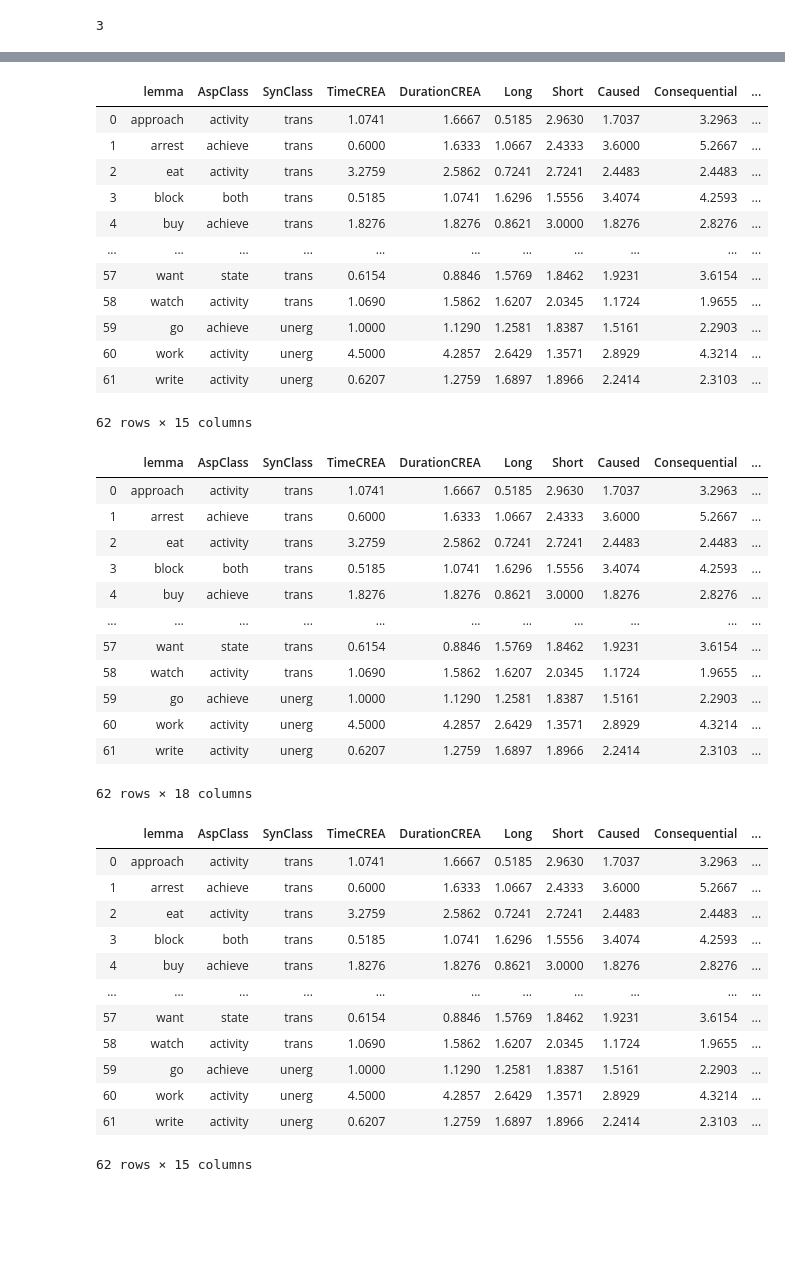
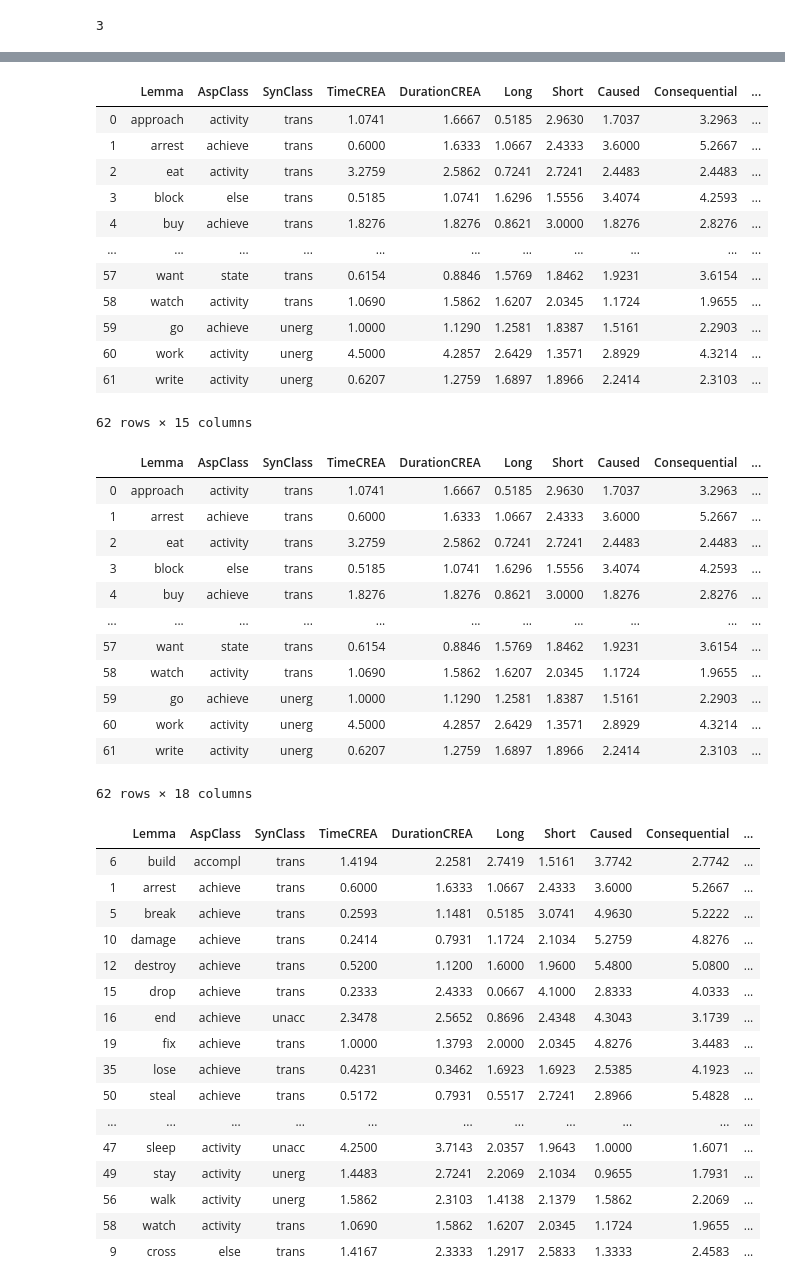
Before and after one commit to sonhkim/VerbVec, a Jupyter notebook: kmeans_clustering_on_CREA.ipynb, the cells around one changed output, grey strips where cells are left out. Drawn from its saved outputs; the diff is of its cells as text; code cells hidden in the pictures; blank space fills up the shorter version.

```diff
--- a/kmeans_clustering_on_CREA.ipynb
+++ b/kmeans_clustering_on_CREA.ipynb
@@ -18,7 +18,7 @@ raw.head()
 5 rows × 292 columns
 # %%
 #raw_es = vector with only "Event/Social" features
-raw_es = raw[['lemma', 'AspClass', 'SynClass', 'TimeCREA', 'DurationCREA', 'Long', 'Short', 'Caused', 'Consequential', 'Social', 'Human', 'Communication', 'Self', 'Cognition']]
+raw_es = raw[['Lemma', 'AspClass', 'SynClass', 'TimeCREA', 'DurationCREA', 'Long', 'Short', 'Caused', 'Consequential', 'Social', 'Human', 'Communication', 'Self', 'Cognition']]
 # %%
 raw_es.head()
 # %% [output]
@@ -143,11 +146,11 @@ See the caveats in the documentation: http://pandas.pydata.org/pandas-docs/stabl
 # %%
 raw_es.drop([1, 2, 3], axis=1)
 # %% [output]
-|  | lemma | AspClass | SynClass | TimeCREA | DurationCREA | Long | Short | Caused | Consequential | ... |
+|  | Lemma | AspClass | SynClass | TimeCREA | DurationCREA | Long | Short | Caused | Consequential | ... |
 | 0 | approach | activity | trans | 1.0741 | 1.6667 | 0.5185 | 2.9630 | 1.7037 | 3.2963 | ... |
 | 1 | arrest | achieve | trans | 0.6000 | 1.6333 | 1.0667 | 2.4333 | 3.6000 | 5.2667 | ... |
 | 2 | eat | activity | trans | 3.2759 | 2.5862 | 0.7241 | 2.7241 | 2.4483 | 2.4483 | ... |
-| 3 | block | both | trans | 0.5185 | 1.0741 | 1.6296 | 1.5556 | 3.4074 | 4.2593 | ... |
+| 3 | block | else | trans | 0.5185 | 1.0741 | 1.6296 | 1.5556 | 3.4074 | 4.2593 | ... |
 | 4 | buy | achieve | trans | 1.8276 | 1.8276 | 0.8621 | 3.0000 | 1.8276 | 2.8276 | ... |
 | ... | ... | ... | ... | ... | ... | ... | ... | ... | ... | ... |
 | 57 | want | state | trans | 0.6154 | 0.8846 | 1.5769 | 1.8462 | 1.9231 | 3.6154 | ... |
@@ -159,11 +162,11 @@ raw_es.drop([1, 2, 3], axis=1)
 # %%
 raw_es
 # %% [output]
-|  | lemma | AspClass | SynClass | TimeCREA | DurationCREA | Long | Short | Caused | Consequential | ... |
+|  | Lemma | AspClass | SynClass | TimeCREA | DurationCREA | Long | Short | Caused | Consequential | ... |
 | 0 | approach | activity | trans | 1.0741 | 1.6667 | 0.5185 | 2.9630 | 1.7037 | 3.2963 | ... |
 | 1 | arrest | achieve | trans | 0.6000 | 1.6333 | 1.0667 | 2.4333 | 3.6000 | 5.2667 | ... |
 | 2 | eat | activity | trans | 3.2759 | 2.5862 | 0.7241 | 2.7241 | 2.4483 | 2.4483 | ... |
-| 3 | block | both | trans | 0.5185 | 1.0741 | 1.6296 | 1.5556 | 3.4074 | 4.2593 | ... |
+| 3 | block | else | trans | 0.5185 | 1.0741 | 1.6296 | 1.5556 | 3.4074 | 4.2593 | ... |
 | 4 | buy | achieve | trans | 1.8276 | 1.8276 | 0.8621 | 3.0000 | 1.8276 | 2.8276 | ... |
 | ... | ... | ... | ... | ... | ... | ... | ... | ... | ... | ... |
 | 57 | want | state | trans | 0.6154 | 0.8846 | 1.5769 | 1.8462 | 1.9231 | 3.6154 | ... |
@@ -181,19 +184,26 @@ raw_es
 # plt.xlabel('AspClass')
 # plt.ylabel('SynClass')
 # plt.show()
+# %%
+pd.set_option('display.max_rows', None)
+pd.set_option('display.max_columns', None)
 # %%
-raw_es.drop([1,2,3], axis=1)
+raw_es.sort_values(by= ['Cluster', 'AspClass']).drop([1,2,3], axis=1)
 # %% [output]
-|  | lemma | AspClass | SynClass | TimeCREA | DurationCREA | Long | Short | Caused | Consequential | ... |
-| 0 | approach | activity | trans | 1.0741 | 1.6667 | 0.5185 | 2.9630 | 1.7037 | 3.2963 | ... |
+|  | Lemma | AspClass | SynClass | TimeCREA | DurationCREA | Long | Short | Caused | Consequential | ... |
+| 6 | build | accompl | trans | 1.4194 | 2.2581 | 2.7419 | 1.5161 | 3.7742 | 2.7742 | ... |
 | 1 | arrest | achieve | trans | 0.6000 | 1.6333 | 1.0667 | 2.4333 | 3.6000 | 5.2667 | ... |
-| 2 | eat | activity | trans | 3.2759 | 2.5862 | 0.7241 | 2.7241 | 2.4483 | 2.4483 | ... |
-| 3 | block | both | trans | 0.5185 | 1.0741 | 1.6296 | 1.5556 | 3.4074 | 4.2593 | ... |
-| 4 | buy | achieve | trans | 1.8276 | 1.8276 | 0.8621 | 3.0000 | 1.8276 | 2.8276 | ... |
+| 5 | break | achieve | trans | 0.2593 | 1.1481 | 0.5185 | 3.0741 | 4.9630 | 5.2222 | ... |
+| 10 | damage | achieve | trans | 0.2414 | 0.7931 | 1.1724 | 2.1034 | 5.2759 | 4.8276 | ... |
+| 12 | destroy | achieve | trans | 0.5200 | 1.1200 | 1.6000 | 1.9600 | 5.4800 | 5.0800 | ... |
+| 15 | drop | achieve | trans | 0.2333 | 2.4333 | 0.0667 | 4.1000 | 2.8333 | 4.0333 | ... |
+| 16 | end | achieve | unacc | 2.3478 | 2.5652 | 0.8696 | 2.4348 | 4.3043 | 3.1739 | ... |
+| 19 | fix | achieve | trans | 1.0000 | 1.3793 | 2.0000 | 2.0345 | 4.8276 | 3.4483 | ... |
+| 35 | lose | achieve | trans | 0.4231 | 0.3462 | 1.6923 | 1.6923 | 2.5385 | 4.1923 | ... |
+| 50 | steal | achieve | trans | 0.5172 | 0.7931 | 0.5517 | 2.7241 | 2.8966 | 5.4828 | ... |
 | ... | ... | ... | ... | ... | ... | ... | ... | ... | ... | ... |
-| 57 | want | state | trans | 0.6154 | 0.8846 | 1.5769 | 1.8462 | 1.9231 | 3.6154 | ... |
+| 47 | sleep | activity | unacc | 4.2500 | 3.7143 | 2.0357 | 1.9643 | 1.0000 | 1.6071 | ... |
+| 49 | stay | activity | unerg | 1.4483 | 2.7241 | 2.2069 | 2.1034 | 0.9655 | 1.7931 | ... |
+| 56 | walk | activity | unerg | 1.5862 | 2.3103 | 1.4138 | 2.1379 | 1.5862 | 2.2069 | ... |
 | 58 | watch | activity | trans | 1.0690 | 1.5862 | 1.6207 | 2.0345 | 1.1724 | 1.9655 | ... |
-| 59 | go | achieve | unerg | 1.0000 | 1.1290 | 1.2581 | 1.8387 | 1.5161 | 2.2903 | ... |
-| 60 | work | activity | unerg | 4.5000 | 4.2857 | 2.6429 | 1.3571 | 2.8929 | 4.3214 | ... |
-| 61 | write | activity | unerg | 0.6207 | 1.2759 | 1.6897 | 1.8966 | 2.2414 | 2.3103 | ... |
+| 9 | cross | else | trans | 1.4167 | 2.3333 | 1.2917 | 2.5833 | 1.3333 | 2.4583 | ... |
-62 rows × 15 columns
```
Also changed, not shown: parts of 13 cells of this notebook.
